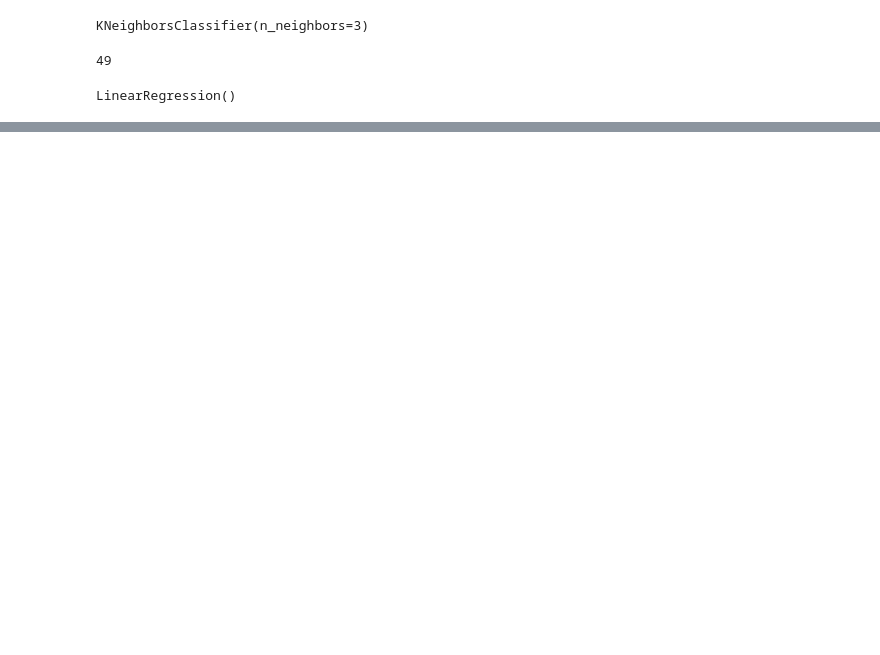
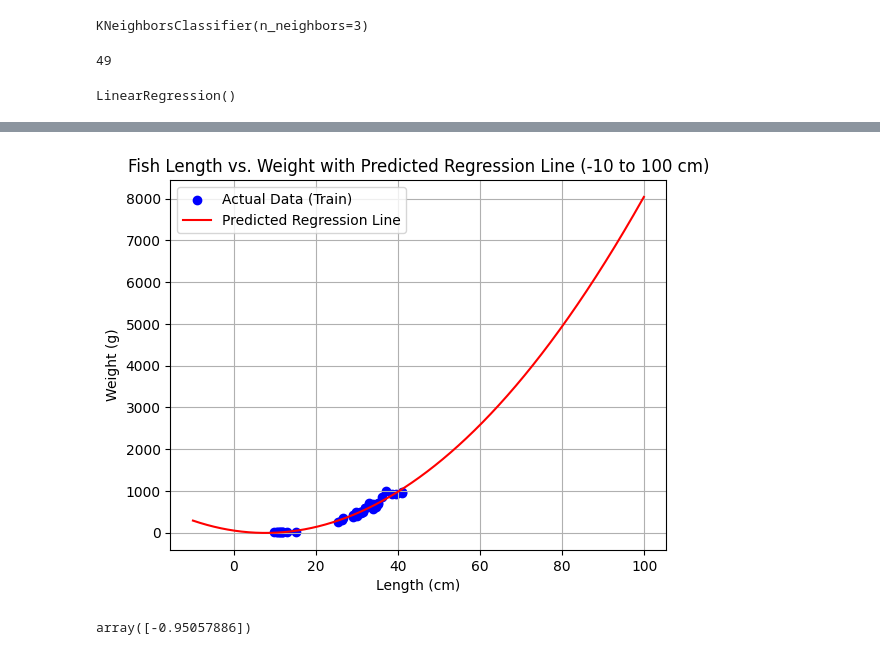
Before and after one commit to Seokxkyu/fishregression, a Jupyter notebook: note/model.ipynb, the cells around one changed output, grey strips where cells are left out. Cells and saved outputs as stored; diff of their text form; code cells hidden in the pictures; blank space fills up the shorter version.

```diff
--- a/note/model.ipynb
+++ b/note/model.ipynb
@@ -46,0 +67,32 @@ with open("lr_model.pkl", "wb") as f:
+# %%
+import numpy as np
+import matplotlib.pyplot as plt
+
+# -10에서 100까지의 길이 범위를 설정
+length_range = np.arange(-10, 100, 0.1).reshape(-1, 1)
+
+# 제곱 항 포함한 길이 입력 데이터 생성
+length_range_poly = np.column_stack((length_range ** 2, length_range))
+
+# 예측값 계산
+predicted_weight = lr.predict(length_range_poly)
+
+# 원본 데이터 (훈련 데이터) 산포도 그리기
+plt.scatter(train_input, train_target, label='Actual Data (Train)', color='blue')
+
+# -10에서 100까지의 회귀 곡선 그리기
+plt.plot(length_range, predicted_weight, label='Predicted Regression Line', color='red')
+
+# 그래프 꾸미기
+plt.xlabel('Length (cm)')
+plt.ylabel('Weight (g)')
+plt.title('Fish Length vs. Weight with Predicted Regression Line (-10 to 100 cm)')
+plt.legend()
+plt.grid(True)
+plt.show()
+# %% [output]
+[figure, added]
+# %%
+lr.predict([[25, 5]])
+# %% [output]
+array([-0.95057886])
```
Also changed, not shown: parts of 1 cell of this notebook.
